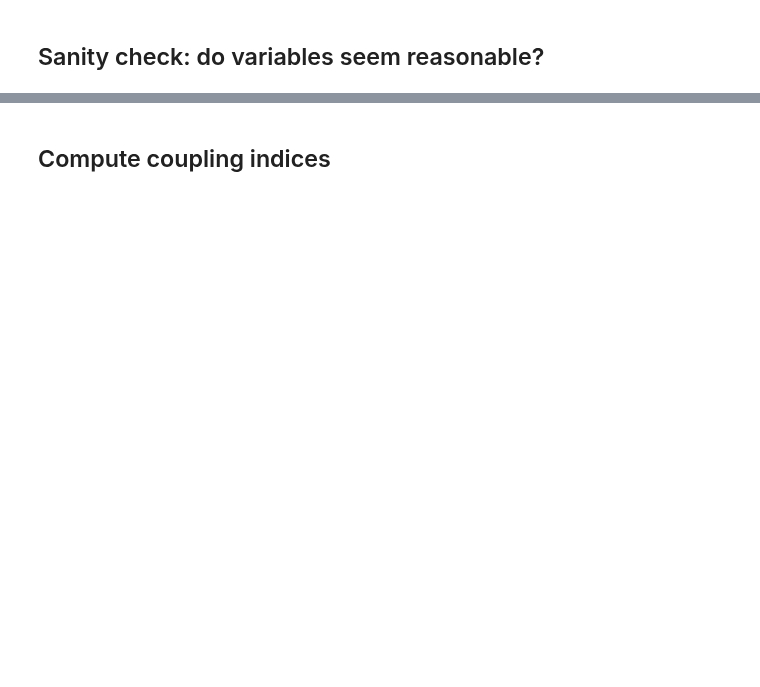
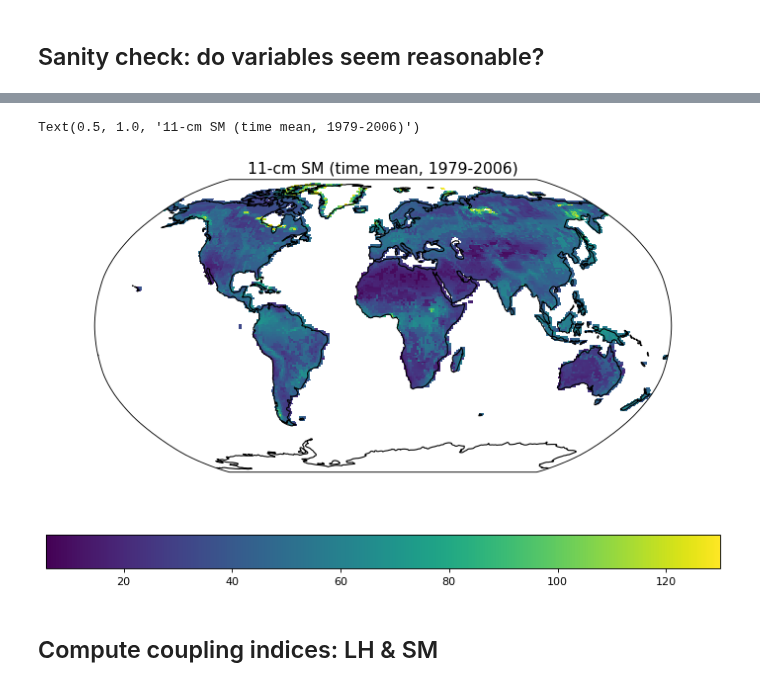
Before and after one commit to megandevlan/Coupling_CAM6CLM5, a Jupyter notebook: CouplingIndex_CESM1-CAM5.ipynb, the cells around one changed output, grey strips where cells are left out. Cells and saved outputs as stored; diff of their text form; code cells hidden in the pictures; blank space fills up the shorter version.

```diff
--- a/CouplingIndex_CESM1-CAM5.ipynb
+++ b/CouplingIndex_CESM1-CAM5.ipynb
@@ -73,6 +124,6 @@ for iT in range(len(timeName)):
 # %%
 # Load pressure level of LCL (computed separately in Get_LCLpressure.py and saved as pickle file)
-lclPath = '/Users/meganfowler/Documents/NCAR/Analysis/Coupling_initial/Coupling_CAM6CLM5/processed_data/LCL-pressure-HeightAboveGround_CESM1.p'
+lclPath = '/glade/work/mdfowler/scripts/Coupling_CAM6CLM5/processed_data/LCL-pressure-HeightAboveGround_CESM1.p'
 Plcl    = pickle.load( open( lclPath, "rb" ) )
 # %%
 # To be able to easily access years, months, days - use Pandas
@@ -79,0 +142,10 @@ dates    = pd.DatetimeIndex(soilM10_full['time'].values)
+# %%
+# Sum over top 4 levels to get top 11cm of soil water/ice
+soilLiq_11cm = np.nansum(soil_full.SOILLIQ.values,    axis=1)*landMask
+soilIce_11cm = np.nansum(soilIce_full.SOILICE.values, axis=1)*landMask
+
+# Get as close to "mrsos" as possible by including liq and ice, and dividing by land area
+soil_11cm = (soilLiq_11cm + soilIce_11cm)
+
+# for iT in range(len(flux_full.time)):
+#     soil_11cm[iT,:,:] = soil_11cm / landArea
@@ -80,3 +158,18 @@ dates    = pd.DatetimeIndex(soilM10_full['time'].values)
+# %%
+# Mask Greenland and Antarctica (SM = 0 as time mean)
+soilMean = np.nanmean(soil_11cm,0)
+
+iceMask = np.ones([len(flux_full.lat.values),len(flux_full.lon.values)])
+
+for i in range(len(flux_full.lat.values)):
+    soilMean_sel = soilMean[i,:]
+    iceMask[i, soilMean_sel>130] = np.nan
+
+    #iceMask[i,:] = iceMask
+
+#soil_11cm[np.nanmean(soil_11cm, axis=0)<0.01] = np.nan
+# %%
+soil_11cm = soil_11cm*iceMask
 # %% [markdown]
 ## Sanity check: do variables seem reasonable?
 # %%
@@ -131,2 +233,22 @@ ax.set_title('LHFLX (time mean, 1979-2004)', fontsize=14)
+# %%
+# How about SM?
+
+fig=plt.figure(figsize=(11, 7), dpi= 80, facecolor='w', edgecolor='k')
+ax = fig.add_subplot(111, projection=ccrs.Robinson())
+ax.set_global()
+
+# Add cyclic point (where lon goes from 360˚ to 0˚) -- othwerwise, blank line
+SMavg_cyclic, lon_cyclic = cartopy.util.add_cyclic_point(np.squeeze(np.nanmean(soil_11cm,0)), lon)
+
+# Make plot
+contour_plot = ax.pcolormesh(lon_cyclic,lat,
+                             SMavg_cyclic,
+                             transform=ccrs.PlateCarree())
+ax.coastlines()
+cbar = plt.colorbar(contour_plot,orientation='horizontal')
+ax.set_title('11-cm SM (time mean, 1979-2006)', fontsize=14)
+# %% [output]
+Text(0.5, 1.0, '11-cm SM (time mean, 1979-2006)')
+[figure, added]
 # %% [markdown]
-## Compute coupling indices
+## Compute coupling indices: LH & SM
```
Also changed, not shown: parts of 19 cells of this notebook.
